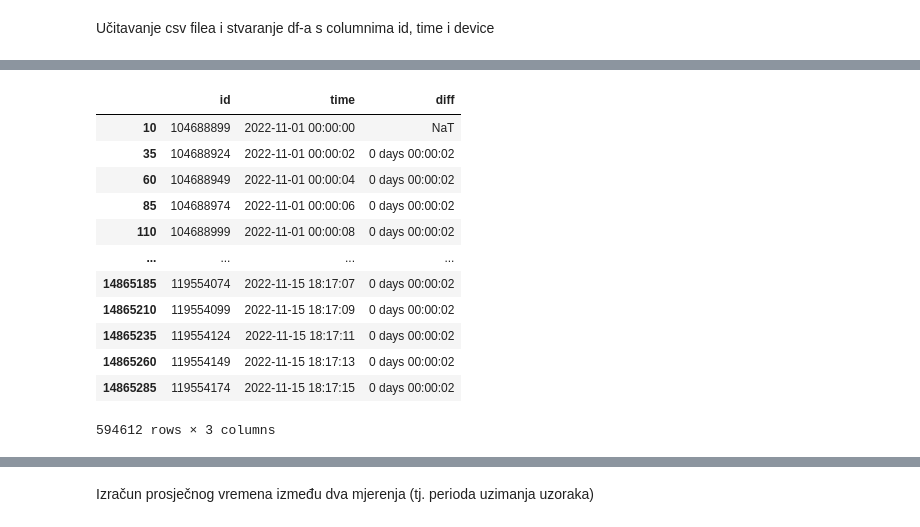
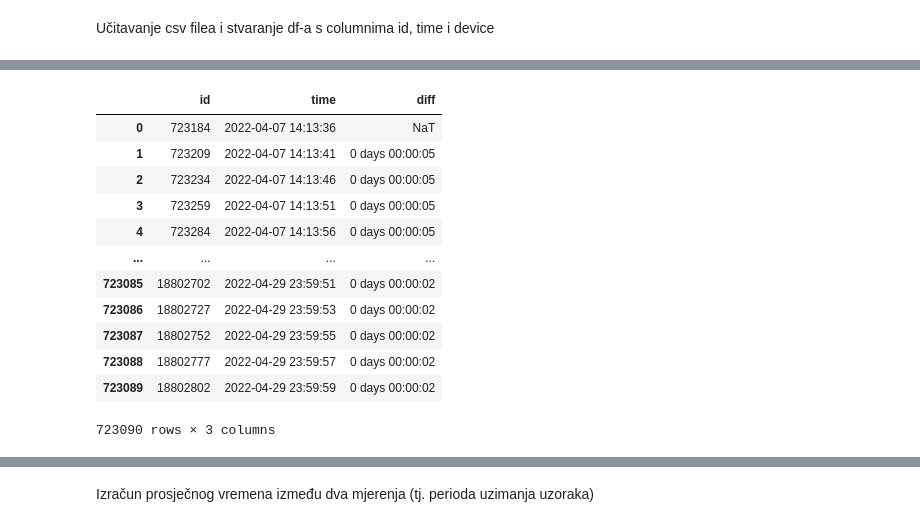
Before and after one commit to mateacvetkovic/Zavrsni-rad, a Jupyter notebook: main.ipynb, the cells around one changed output, grey strips where cells are left out. Cells and saved outputs as stored; diff of their text form; code cells hidden in the pictures.

```diff
--- a/main.ipynb
+++ b/main.ipynb
@@ -73,0 +52,3 @@ Izračun vremena između svaka dva susjedna mjerenja
+# %%
+df=pd.read_csv(r"4_2022.csv",usecols=['id','time'], encoding='latin1')
+df
@@ -74,17 +69,22 @@ Izračun vremena između svaka dva susjedna mjerenja
 # %%
-df2['diff'] = df2['time'].diff(periods=1)
-df2
+df['time']=pd.to_datetime(df['time'])
+#ako je rupa na početku (odnosno zapisi krecu od npr 5. dana u mjesecu, moj program to nece automatski primijetiti
+#isto tako, ako se snimanje prekine prije zadnjeg dana u mjesecu, nece se vidjeti rupa
+beginning=pd.to_datetime("2022-04-01 00:00:00")
+end=pd.to_datetime("2022-04-30 23:59:59")
+df['diff'] = df['time'].diff(periods=1)
+df
 # %% [output]
 |  | id | time | diff |
-| 10 | 104688899 | 2022-11-01 00:00:00 | NaT |
-| 35 | 104688924 | 2022-11-01 00:00:02 | 0 days 00:00:02 |
-| 60 | 104688949 | 2022-11-01 00:00:04 | 0 days 00:00:02 |
-| 85 | 104688974 | 2022-11-01 00:00:06 | 0 days 00:00:02 |
-| 110 | 104688999 | 2022-11-01 00:00:08 | 0 days 00:00:02 |
+| 0 | 723184 | 2022-04-07 14:13:36 | NaT |
+| 1 | 723209 | 2022-04-07 14:13:41 | 0 days 00:00:05 |
+| 2 | 723234 | 2022-04-07 14:13:46 | 0 days 00:00:05 |
+| 3 | 723259 | 2022-04-07 14:13:51 | 0 days 00:00:05 |
+| 4 | 723284 | 2022-04-07 14:13:56 | 0 days 00:00:05 |
 | ... | ... | ... | ... |
-| 14865185 | 119554074 | 2022-11-15 18:17:07 | 0 days 00:00:02 |
-| 14865210 | 119554099 | 2022-11-15 18:17:09 | 0 days 00:00:02 |
-| 14865235 | 119554124 | 2022-11-15 18:17:11 | 0 days 00:00:02 |
-| 14865260 | 119554149 | 2022-11-15 18:17:13 | 0 days 00:00:02 |
-| 14865285 | 119554174 | 2022-11-15 18:17:15 | 0 days 00:00:02 |
+| 723085 | 18802702 | 2022-04-29 23:59:51 | 0 days 00:00:02 |
+| 723086 | 18802727 | 2022-04-29 23:59:53 | 0 days 00:00:02 |
+| 723087 | 18802752 | 2022-04-29 23:59:55 | 0 days 00:00:02 |
+| 723088 | 18802777 | 2022-04-29 23:59:57 | 0 days 00:00:02 |
+| 723089 | 18802802 | 2022-04-29 23:59:59 | 0 days 00:00:02 |
-594612 rows × 3 columns
+723090 rows × 3 columns
```
Also changed, not shown: parts of 32 cells of this notebook, 9 other files.
